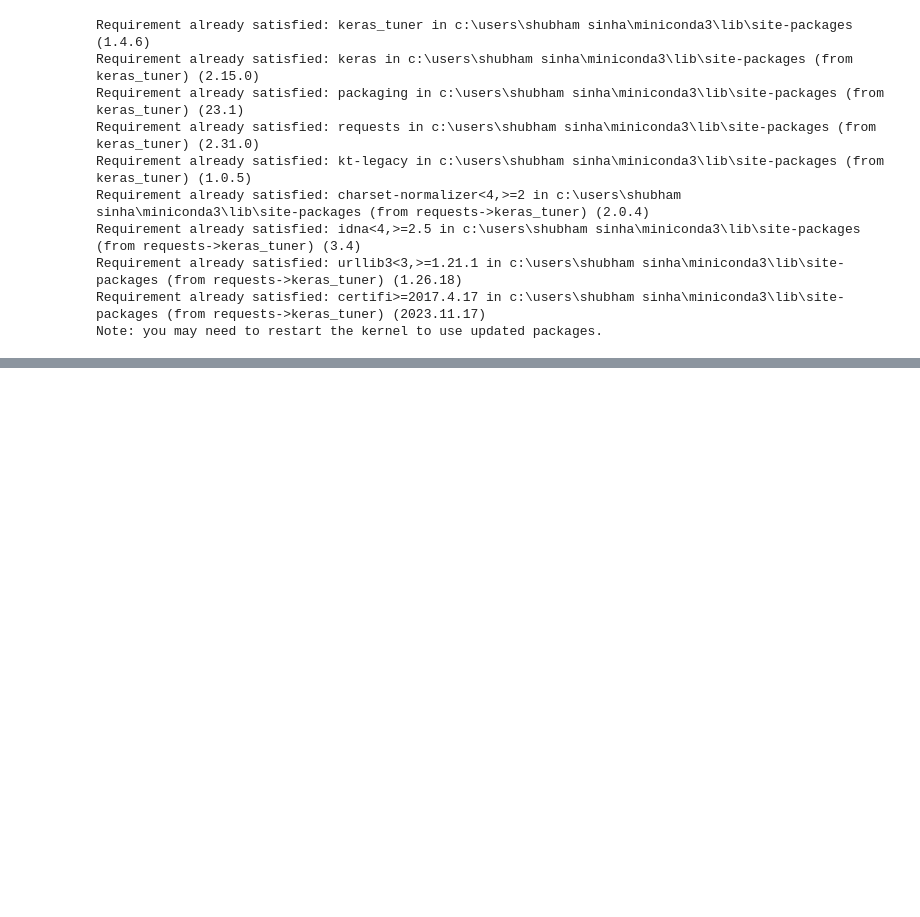
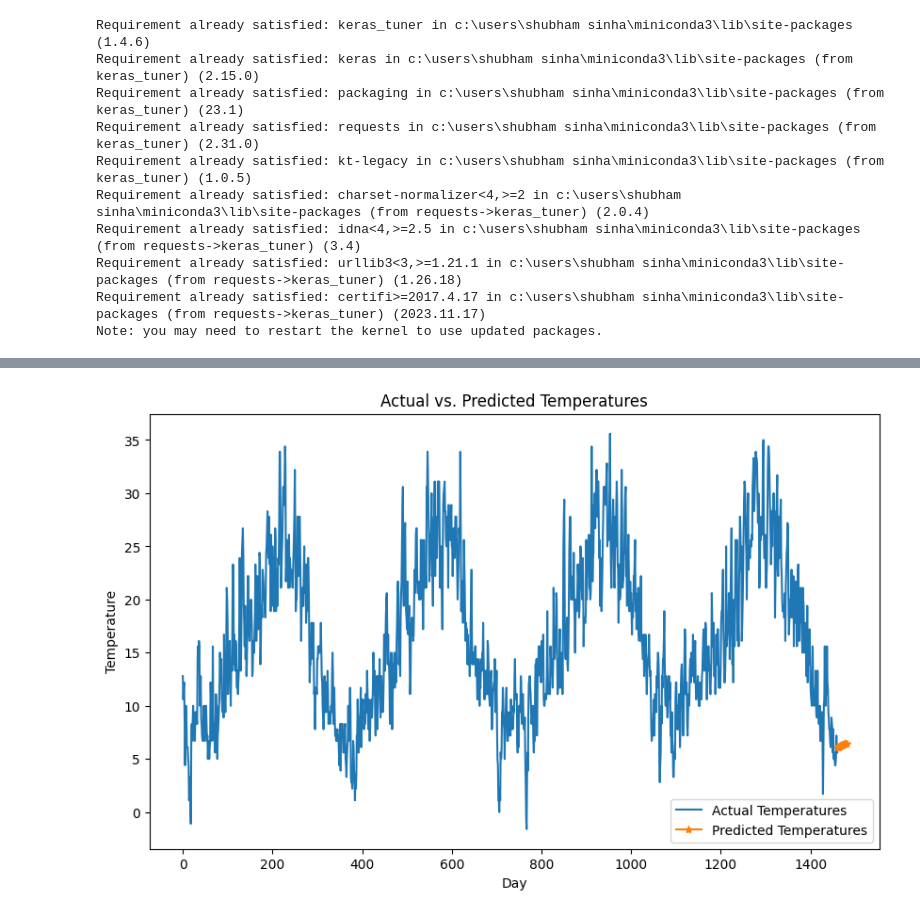
Before and after one commit to ShubhamSinha8081/Automated_Hyperparameter_Tuning-Time-Series-LSTM, a Jupyter notebook: LSTM.ipynb, the cells around one changed output, grey strips where cells are left out. Drawn from its saved outputs; the diff is of its cells as text; code cells hidden in the pictures; blank space fills up the shorter version.

Commit message:
Predicting future data based on training data using Keras Tuner

```diff
--- a/LSTM.ipynb
+++ b/LSTM.ipynb
@@ -241,7 +241,7 @@ tuner = RandomSearch(
     max_trials=5,
     executions_per_trial=1,
     directory='keras_tuner_dir',
-    project_name='weather_forecast1'
+    project_name='weather_forecast'
 )
 # %%
 tuner.search(X_train, y_train,
@@ -304,0 +305,13 @@ R2 Score on Test Data: 0.8485
+# %%
+num_future_days = 20
+initial_sequence = test_pred[-WINDOW:]
+
+predicted_temperatures = []
+
+for day in range(num_future_days):
+    input_sequence = initial_sequence[-WINDOW:].reshape(1, WINDOW, 1)
+    next_day_prediction = model.predict(input_sequence)[0, 0]
+    predicted_temperatures.append(next_day_prediction)
+
+    initial_sequence = np.append(initial_sequence, next_day_prediction)
+    initial_sequence = initial_sequence[1:]
@@ -304,0 +339,12 @@ R2 Score on Test Data: 0.8485
+# %%
+plt.figure(figsize=(10, 6))
+plt.plot(df_tempmax1, label='Actual Temperatures')
+plt.plot(np.arange(len(df_tempmax1), len(df_tempmax1) + num_future_days),
+         predicted_temperatures, label='Predicted Temperatures', marker='*')
+plt.xlabel('Day')
+plt.ylabel('Temperature')
+plt.title('Actual vs. Predicted Temperatures')
+plt.legend()
+plt.show()
+# %% [output]
+[figure, added]
```
Also changed, not shown: parts of 13 cells of this notebook.
